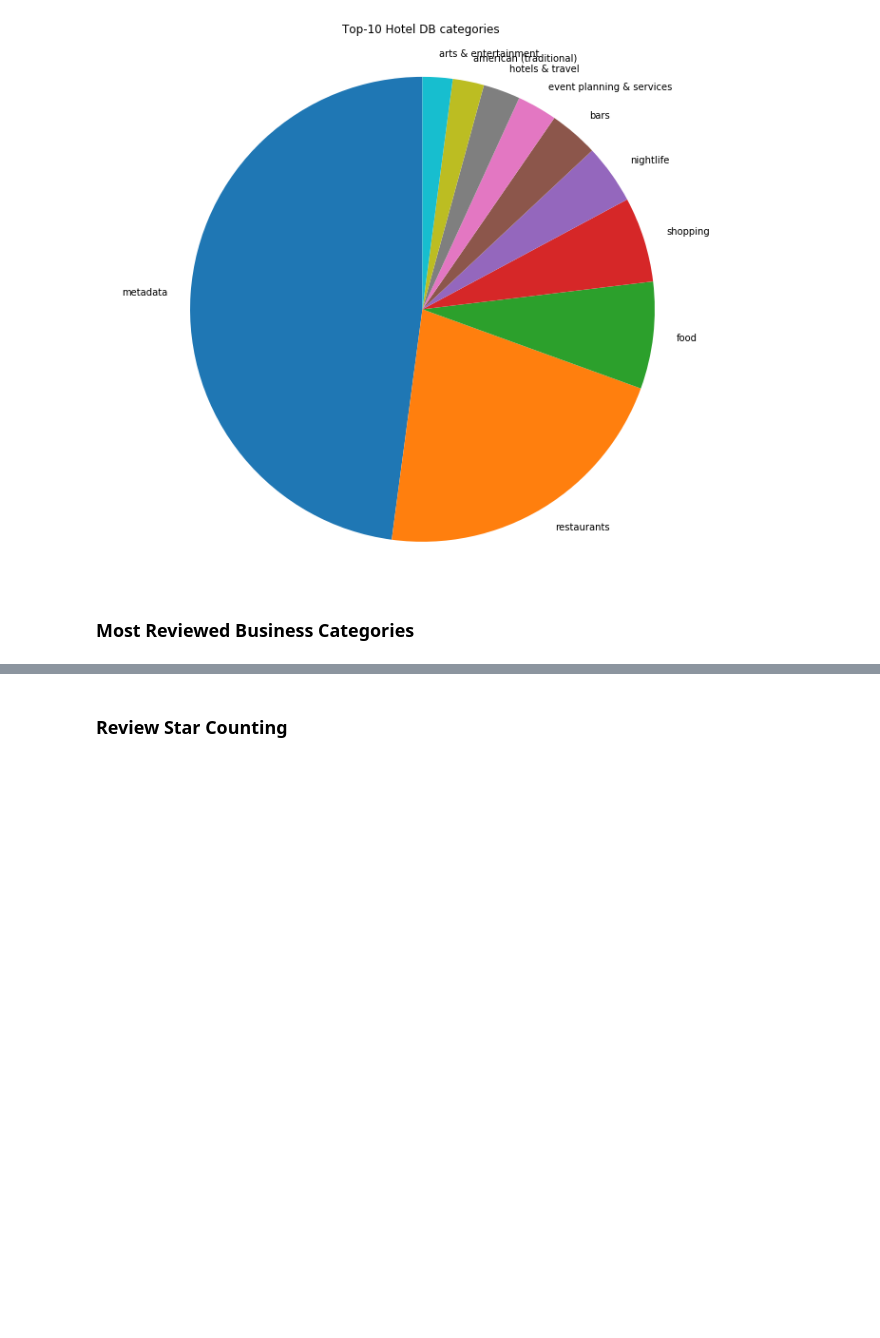
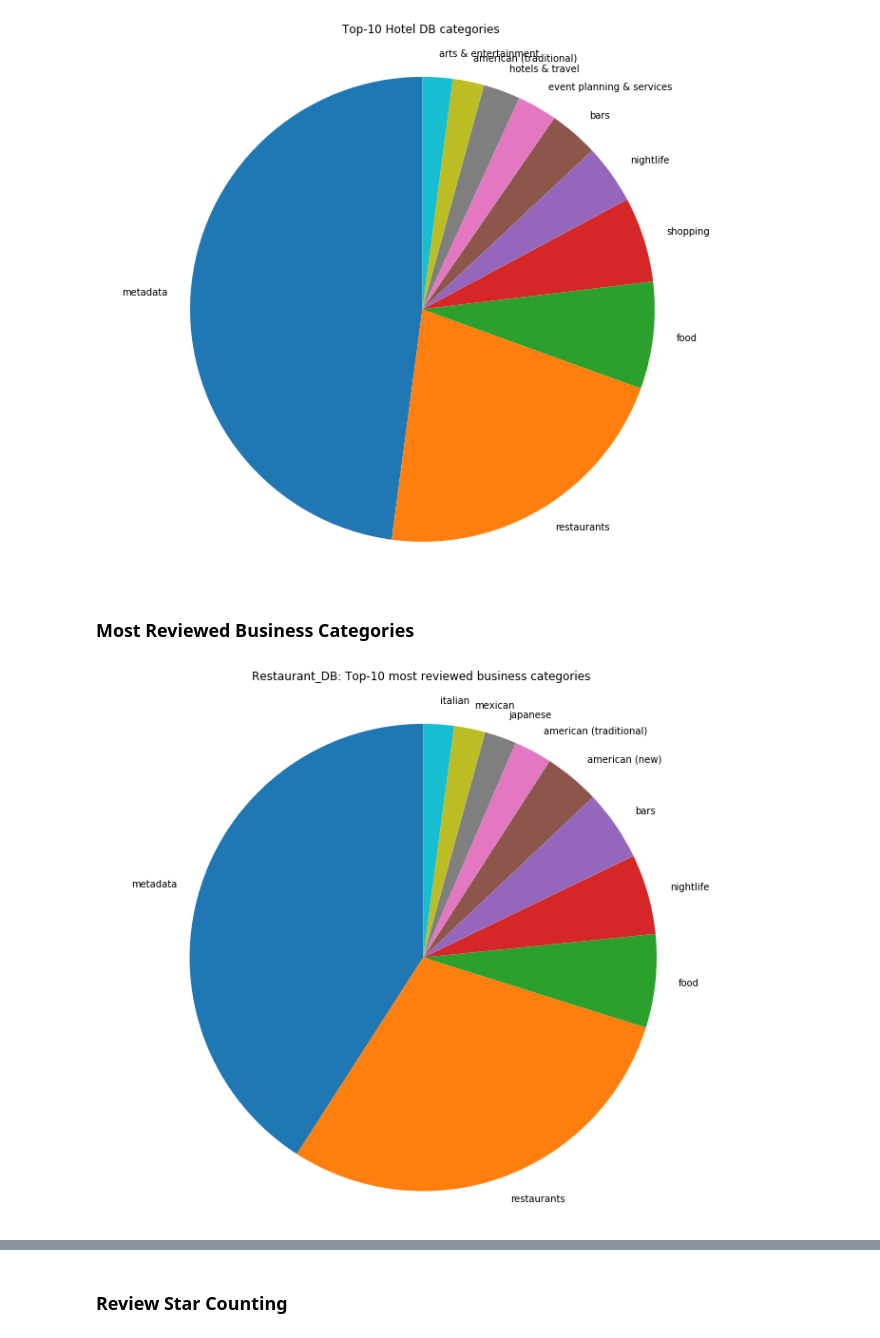
Before and after one commit to wh629/bds_project, a Jupyter notebook: Data Exploration_UIC.ipynb, the cells around one changed output, grey strips where cells are left out. Drawn from its saved outputs; the diff is of its cells as text; code cells hidden in the pictures; blank space fills up the shorter version.

```diff
--- a/Data Exploration_UIC.ipynb
+++ b/Data Exploration_UIC.ipynb
@@ -201,26 +203,39 @@ Total Number of Businesses : 283086
 # %% [markdown]
 ### Most Reviewed Business Categories
 # %%
-#Cross check this data against review count from business.json.
-def countReviews(rev_df, biz_df, dbType, key):
-    categoryToReviewCount = {}
-    counter = 0
-    for businessId, count in rev_df[key].value_counts().iteritems():
-        counter += 1
-        if counter % 100000 == 0:
-            print (counter)
-        for categories in biz_df.loc[biz_df[key] == businessId]['categories']:
-            for category in categories.split(","):
-                category = category.strip().lower()
-                if category in categoryToReviewCount:
-                    categoryToReviewCount[category]  = categoryToReviewCount[category] + count
-                else:
-                    categoryToReviewCount[category] = count
+def countReviews(biz_df, dbType):
+# def countReviews(rev_df, biz_df, dbType, key):
+#     categoryToReviewCount = {}
+#     counter = 0
+#     for businessId, count in rev_df[key].value_counts().iteritems():
+#         counter += 1
+#         if counter % 100000 == 0:
+#             print (counter)
+#         for categories in biz_df.loc[biz_df[key] == businessId]['categories']:
+#             for category in categories.split(","):
+#                 category = category.strip().lower()
+#                 if category in categoryToReviewCount:
+#                     categoryToReviewCount[category]  = categoryToReviewCount[category] + count
+#                 else:
+#                     categoryToReviewCount[category] = count
+#     sortedcategoryToReviewCount = collections.OrderedDict(
+#         {k: v for k, v in sorted(categoryToReviewCount.items(), key=lambda item: item[1], reverse = True)})
+
+#     plotDict(sortedcategoryToReviewCount, 10,
+#              "top10_business_by_reviews_" + dbType.replace(" ", "_") + "_categories.png", dbType.replace(" ", "_") + ": Top-10 most reviewed business categories\n")
+    categoryReviewCounting = {}
+
+    for i in range (0, biz_df.shape[0]):
+        row = biz_df.iloc[i]
+        updateCount(row['categories'], categoryReviewCounting , row['reviewCount'])
+
     sortedcategoryToReviewCount = collections.OrderedDict(
-        {k: v for k, v in sorted(categoryToReviewCount.items(), key=lambda item: item[1], reverse = True)})
+        {k: v for k, v in sorted(categoryReviewCounting.items(), key=lambda item: item[1], reverse = True)})
 
     plotDict(sortedcategoryToReviewCount, 10,
              "top10_business_by_reviews_" + dbType.replace(" ", "_") + "_categories.png", dbType.replace(" ", "_") + ": Top-10 most reviewed business categories\n")
 # %%
-countReviews(res_rev_df, res_rest_df, "Restaurant DB", "restaurantID")
+countReviews(res_rest_df, "Restaurant DB")
+# %% [output]
+[figure, added]
 # %%
```
Also changed, not shown: parts of 2 cells of this notebook, 1 other file.
